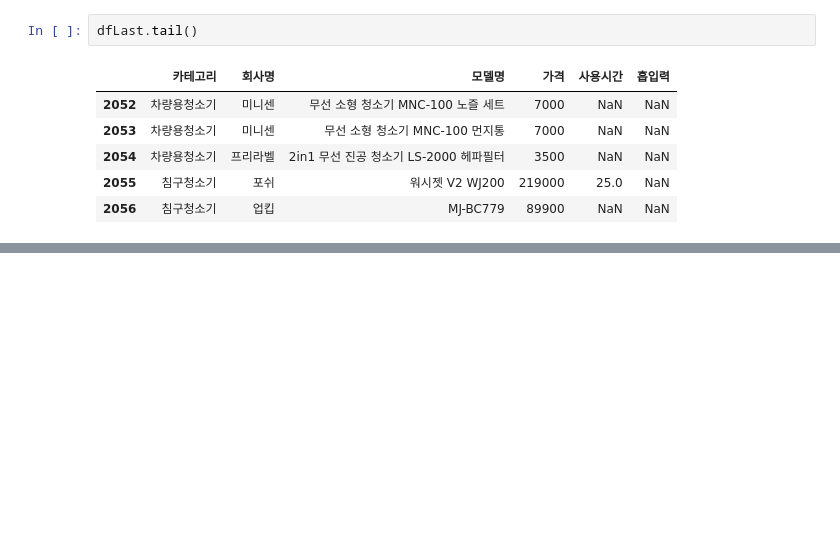
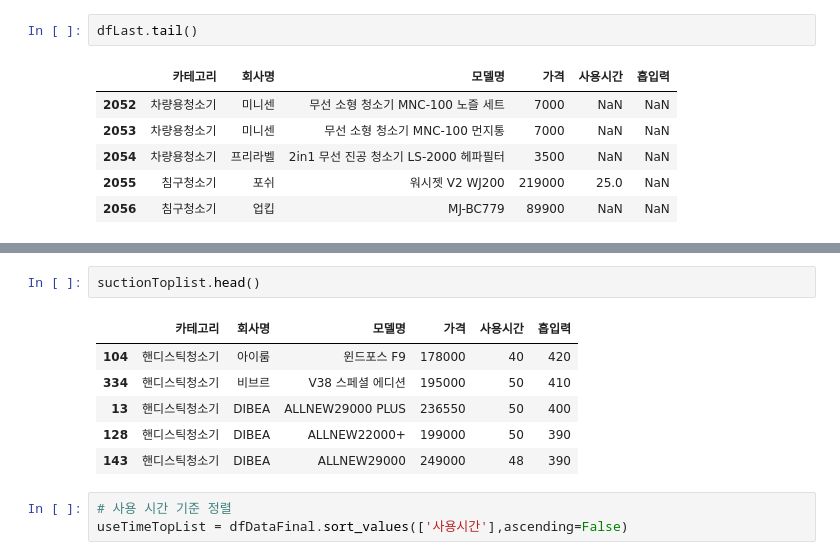
Before and after one commit to KangJeongTaek/bigdata-analysis-2024, a Jupyter notebook: day08/da18_무선청소기_인기상품_분석.ipynb, the cells around one changed output, grey strips where cells are left out. Drawn from its saved outputs; the diff is of its cells as text; blank space fills up the shorter version.

```diff
--- a/day08/da18_무선청소기_인기상품_분석.ipynb
+++ b/day08/da18_무선청소기_인기상품_분석.ipynb
@@ -317,0 +420,12 @@ dfLast.to_excel('./data/다나와_무선청소기_전처리결과.xlsx',index=Fa
+# %%
+suctionToplist.head()
+# %% [output]
+|  | 카테고리 | 회사명 | 모델명 | 가격 | 사용시간 | 흡입력 |
+| 104 | 핸디스틱청소기 | 아이룸 | 윈드포스 F9 | 178000 | 40 | 420 |
+| 334 | 핸디스틱청소기 | 비브르 | V38 스페셜 에디션 | 195000 | 50 | 410 |
+| 13 | 핸디스틱청소기 | DIBEA | ALLNEW29000 PLUS | 236550 | 50 | 400 |
+| 128 | 핸디스틱청소기 | DIBEA | ALLNEW22000+ | 199000 | 50 | 390 |
+| 143 | 핸디스틱청소기 | DIBEA | ALLNEW29000 | 249000 | 48 | 390 |
+# %%
+# 사용 시간 기준 정렬
+useTimeTopList = dfDataFinal.sort_values(['사용시간'],ascending=False)
```
Also changed, not shown: parts of 29 cells of this notebook, 6 other files.
